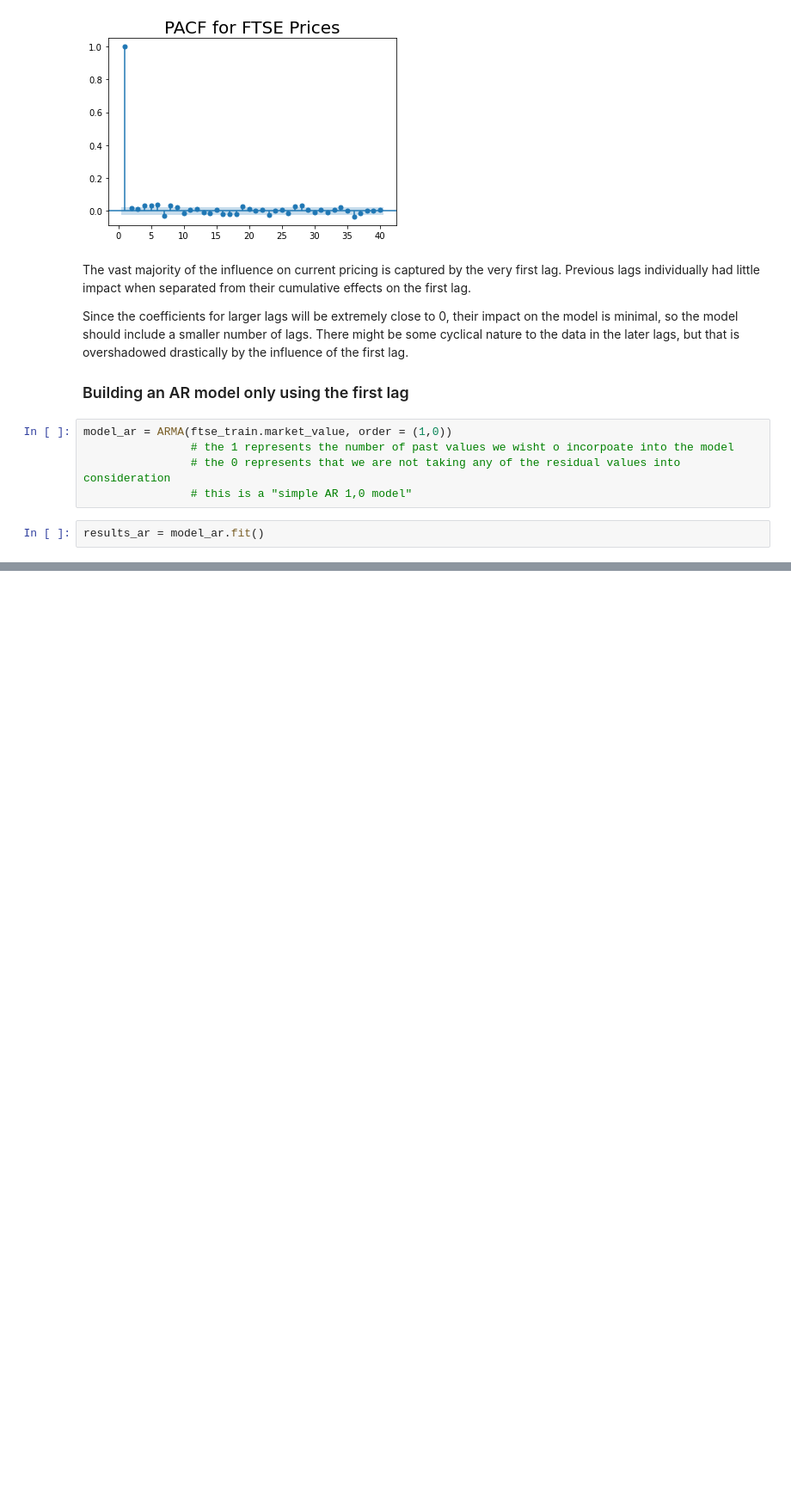
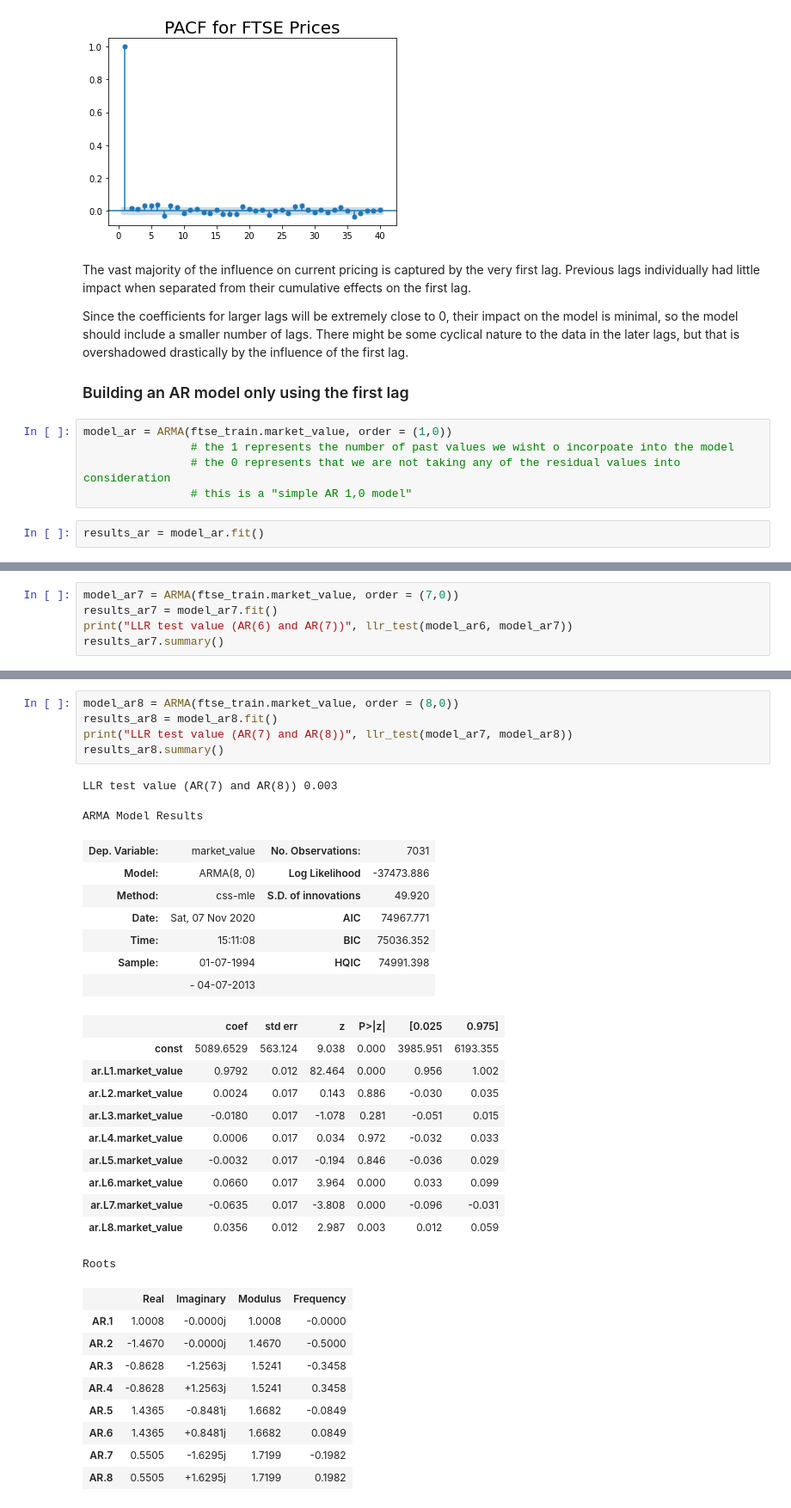
Before and after one commit to adam-gomez/time-series-exercises, a Jupyter notebook: time_series_analysis_model.ipynb, the cells around one changed output, grey strips where cells are left out. Shown at 86% size. Saved outputs shown, nothing was run; the diff lists cells and outputs as text; blank space fills up the shorter version.

```diff
--- a/time_series_analysis_model.ipynb
+++ b/time_series_analysis_model.ipynb
@@ -636,0 +797,5 @@ const|[0.025 0.975] = If zero is not a part of the 95% confidence intervals, the
+# %%
+model_ar7 = ARMA(ftse_train.market_value, order = (7,0))
+results_ar7 = model_ar7.fit()
+print("LLR test value (AR(6) and AR(7))", llr_test(model_ar6, model_ar7))
+results_ar7.summary()
@@ -636,0 +830,35 @@ const|[0.025 0.975] = If zero is not a part of the 95% confidence intervals, the
+# %%
+model_ar8 = ARMA(ftse_train.market_value, order = (8,0))
+results_ar8 = model_ar8.fit()
+print("LLR test value (AR(7) and AR(8))", llr_test(model_ar7, model_ar8))
+results_ar8.summary()
+# %% [output]
+LLR test value (AR(7) and AR(8)) 0.003
+ARMA Model Results
+| Dep. Variable: | market_value | No. Observations: | 7031 |
+| Model: | ARMA(8, 0) | Log Likelihood | -37473.886 |
+| Method: | css-mle | S.D. of innovations | 49.920 |
+| Date: | Sat, 07 Nov 2020 | AIC | 74967.771 |
+| Time: | 15:11:08 | BIC | 75036.352 |
+| Sample: | 01-07-1994 | HQIC | 74991.398 |
+|  | - 04-07-2013 |  |  |
+|  | coef | std err | z | P>|z| | [0.025 | 0.975] |
+| const | 5089.6529 | 563.124 | 9.038 | 0.000 | 3985.951 | 6193.355 |
+| ar.L1.market_value | 0.9792 | 0.012 | 82.464 | 0.000 | 0.956 | 1.002 |
+| ar.L2.market_value | 0.0024 | 0.017 | 0.143 | 0.886 | -0.030 | 0.035 |
+| ar.L3.market_value | -0.0180 | 0.017 | -1.078 | 0.281 | -0.051 | 0.015 |
+| ar.L4.market_value | 0.0006 | 0.017 | 0.034 | 0.972 | -0.032 | 0.033 |
+| ar.L5.market_value | -0.0032 | 0.017 | -0.194 | 0.846 | -0.036 | 0.029 |
+| ar.L6.market_value | 0.0660 | 0.017 | 3.964 | 0.000 | 0.033 | 0.099 |
+| ar.L7.market_value | -0.0635 | 0.017 | -3.808 | 0.000 | -0.096 | -0.031 |
+| ar.L8.market_value | 0.0356 | 0.012 | 2.987 | 0.003 | 0.012 | 0.059 |
+Roots
+|  | Real | Imaginary | Modulus | Frequency |
+| AR.1 | 1.0008 | -0.0000j | 1.0008 | -0.0000 |
+| AR.2 | -1.4670 | -0.0000j | 1.4670 | -0.5000 |
+| AR.3 | -0.8628 | -1.2563j | 1.5241 | -0.3458 |
+| AR.4 | -0.8628 | +1.2563j | 1.5241 | 0.3458 |
+| AR.5 | 1.4365 | -0.8481j | 1.6682 | -0.0849 |
+| AR.6 | 1.4365 | +0.8481j | 1.6682 | 0.0849 |
+| AR.7 | 0.5505 | -1.6295j | 1.7199 | -0.1982 |
+| AR.8 | 0.5505 | +1.6295j | 1.7199 | 0.1982 |
```
Also changed, not shown: parts of 35 cells of this notebook.
